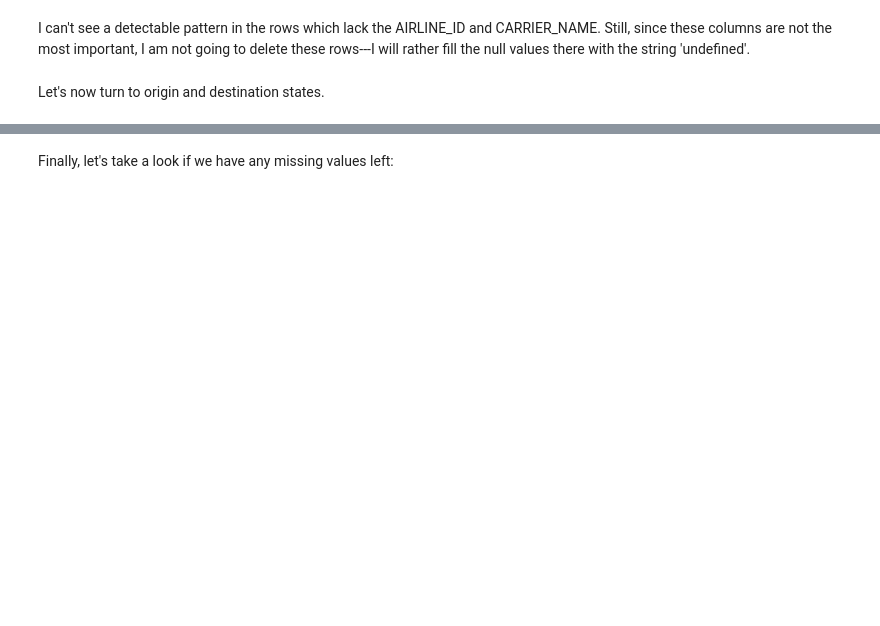
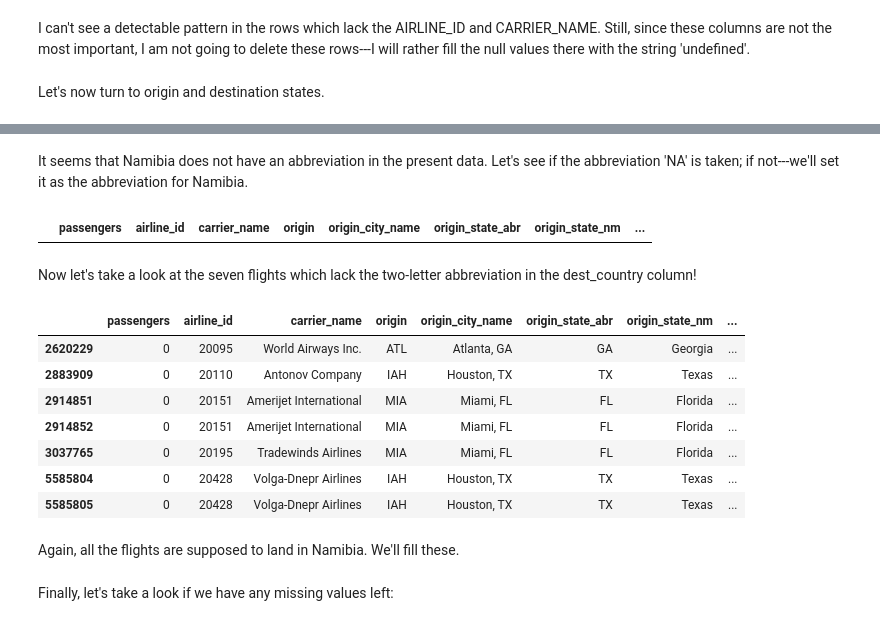
Before and after one commit to kleczekr/tolkenizer, a Jupyter notebook: cleaning_data_air_travel.ipynb, the cells around one changed output, grey strips where cells are left out. Saved outputs shown, nothing was run; the diff lists cells and outputs as text; code cells hidden in the pictures; blank space fills up the shorter version.

```diff
--- a/cleaning_data_air_travel.ipynb
+++ b/cleaning_data_air_travel.ipynb
@@ -117,0 +127,24 @@ df = df[df.DEST_COUNTRY_NAME.notna()]
+# %% [markdown]
+It seems that Namibia does not have an abbreviation in the present data. Let's see if the abbreviation 'NA' is taken; if not---we'll set it as the abbreviation for Namibia.
+# %%
+df[df.origin_country == 'NA']
+# %% [output]
+|  | passengers | airline_id | carrier_name | origin | origin_city_name | origin_state_abr | origin_state_nm | ... |
+# %%
+# it seems we're in the clear
+df.origin_country = df.origin_country.fillna('NA')
+# %% [markdown]
+Now let's take a look at the seven flights which lack the two-letter abbreviation in the dest_country column!
+# %%
+df[df.dest_country.isnull()]
+# %% [output]
+|  | passengers | airline_id | carrier_name | origin | origin_city_name | origin_state_abr | origin_state_nm | ... |
+| 2620229 | 0 | 20095 | World Airways Inc. | ATL | Atlanta, GA | GA | Georgia | ... |
+| 2883909 | 0 | 20110 | Antonov Company | IAH | Houston, TX | TX | Texas | ... |
+| 2914851 | 0 | 20151 | Amerijet International | MIA | Miami, FL | FL | Florida | ... |
+| 2914852 | 0 | 20151 | Amerijet International | MIA | Miami, FL | FL | Florida | ... |
+| 3037765 | 0 | 20195 | Tradewinds Airlines | MIA | Miami, FL | FL | Florida | ... |
+| 5585804 | 0 | 20428 | Volga-Dnepr Airlines | IAH | Houston, TX | TX | Texas | ... |
+| 5585805 | 0 | 20428 | Volga-Dnepr Airlines | IAH | Houston, TX | TX | Texas | ... |
+# %% [markdown]
+Again, all the flights are supposed to land in Namibia. We'll fill these.
```
Also changed, not shown: parts of 23 cells of this notebook.
